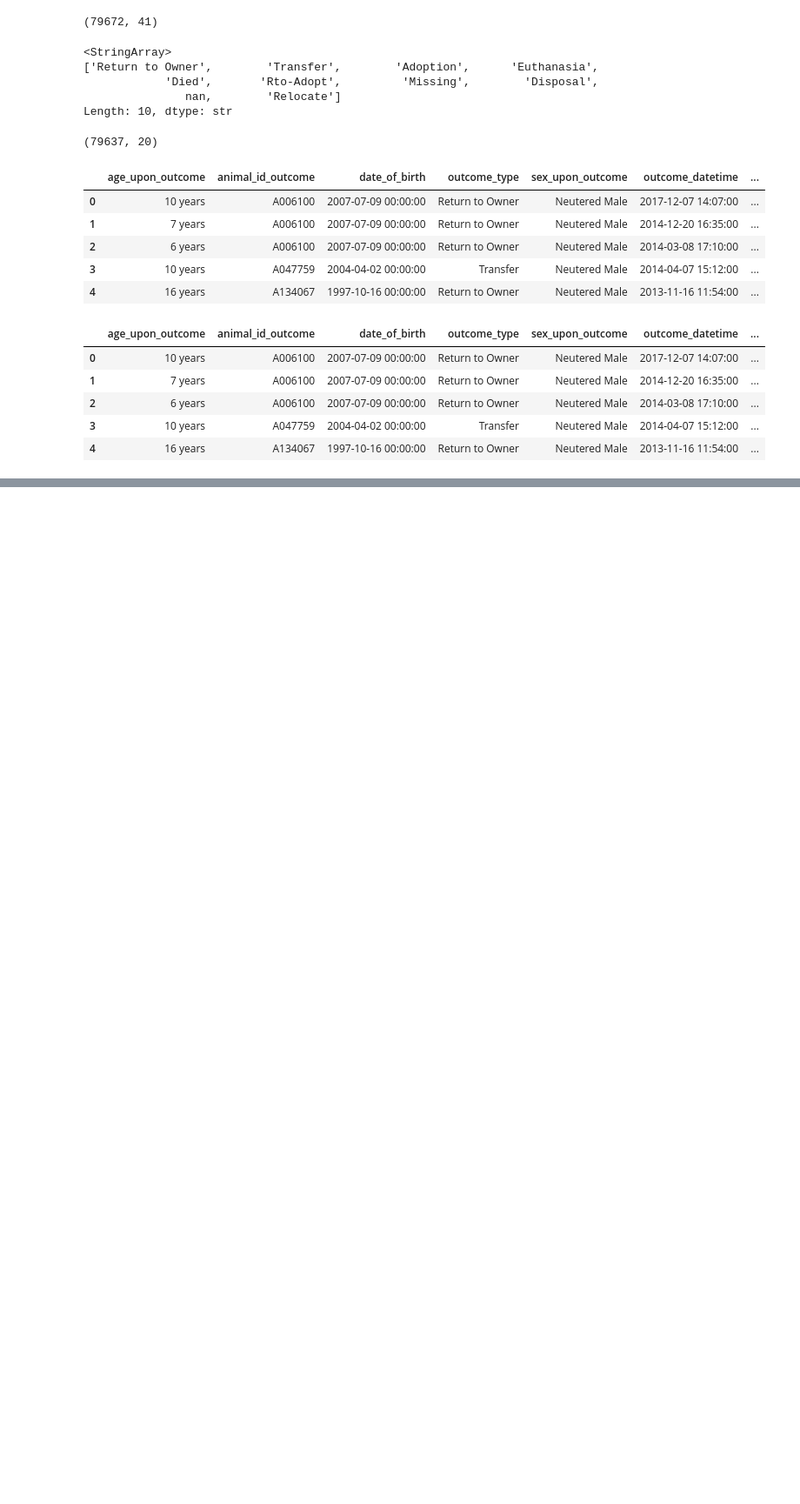
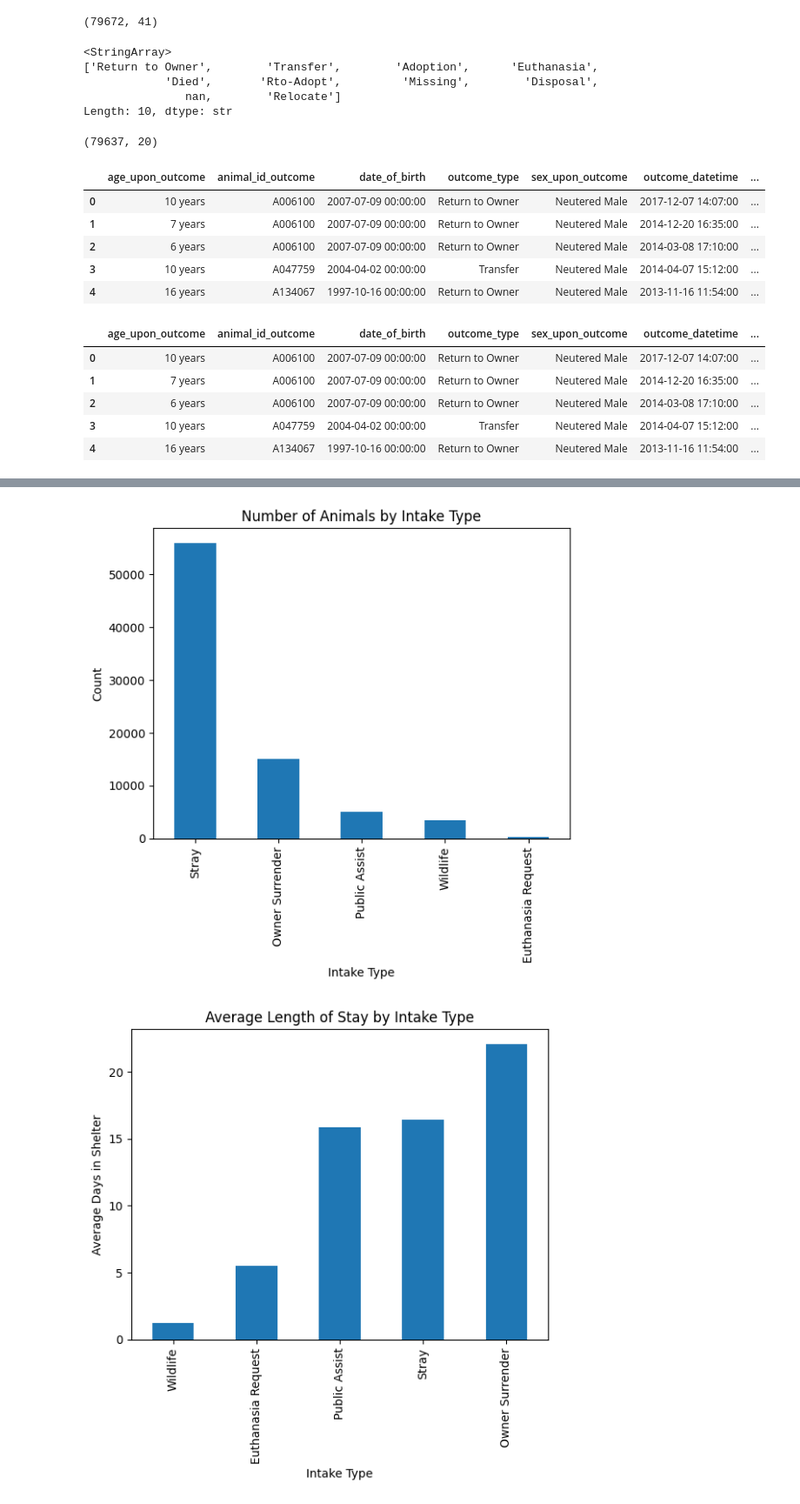
Before and after one commit to paw-some-pals/furcast, a Jupyter notebook: source/aac_eda.ipynb, the cells around one changed output, grey strips where cells are left out. Shown at 87% size. Cells and saved outputs as stored; diff of their text form; code cells hidden in the pictures; blank space fills up the shorter version.

```diff
--- a/source/aac_eda.ipynb
+++ b/source/aac_eda.ipynb
@@ -61,0 +87,17 @@ df.head(5)
+# %%
+#Average stay by intake type
+
+df["intake_type"].value_counts().plot(kind="bar")
+plt.xlabel("Intake Type")
+plt.ylabel("Count")
+plt.title("Number of Animals by Intake Type")
+plt.show()
+
+df.groupby("intake_type")["time_in_shelter_days"].mean().sort_values().plot(kind="bar")
+plt.xlabel("Intake Type")
+plt.ylabel("Average Days in Shelter")
+plt.title("Average Length of Stay by Intake Type")
+plt.show()
+# %% [output]
+[figure, added]
+[figure, added]
```
Also changed, not shown: parts of 16 cells of this notebook.
